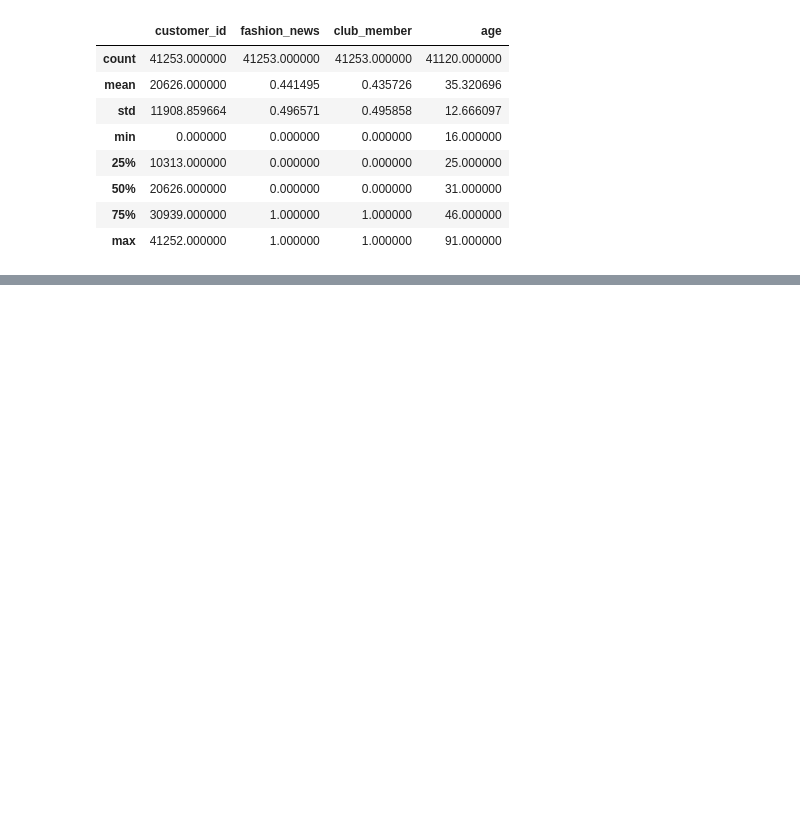
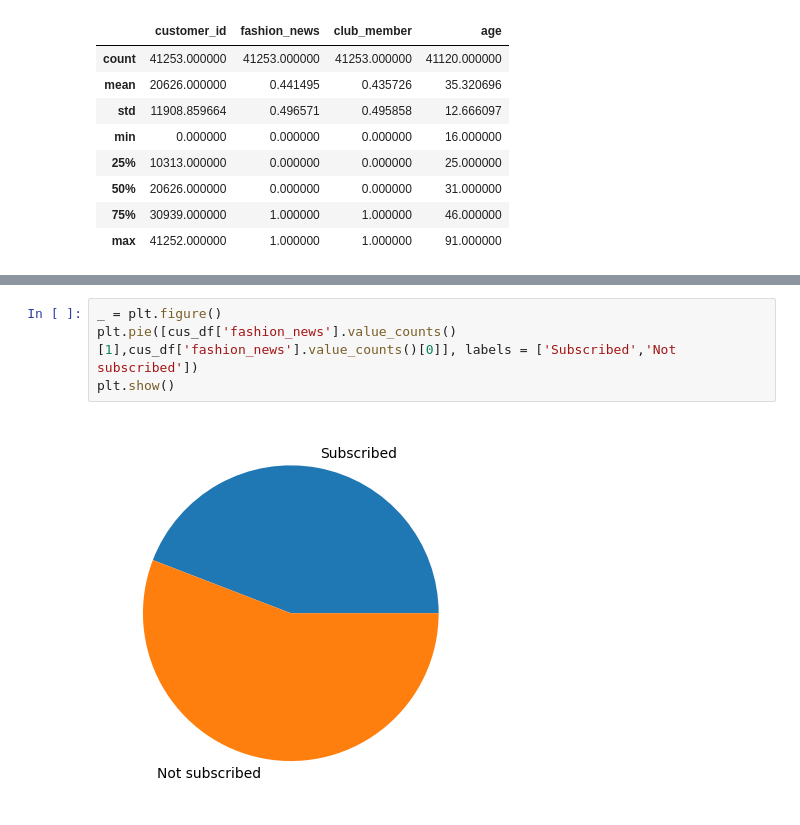
Before and after one commit to matteo-spadaccia/Artificial-Intelligence-and-Machine-Learning-Project-2023, a Jupyter notebook: main.ipynb, the cells around one changed output, grey strips where cells are left out. Drawn from its saved outputs; the diff is of its cells as text; blank space fills up the shorter version.

```diff
--- a/main.ipynb
+++ b/main.ipynb
@@ -170,3 +153,9 @@ plt.show()
 91.0       1
 Name: age, Length: 70, dtype: int64
 [figure]
+# %%
+_ = plt.figure()
+plt.pie([cus_df['fashion_news'].value_counts()[1],cus_df['fashion_news'].value_counts()[0]], labels = ['Subscribed','Not subscribed'])
+plt.show()
+# %% [output]
+[figure, added]
```
Also changed, not shown: parts of 6 cells of this notebook.
